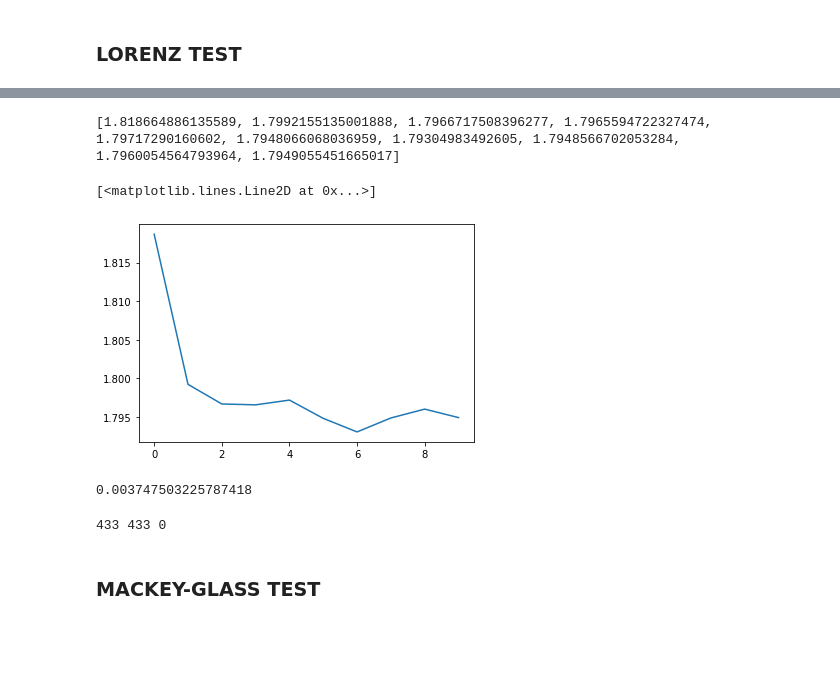
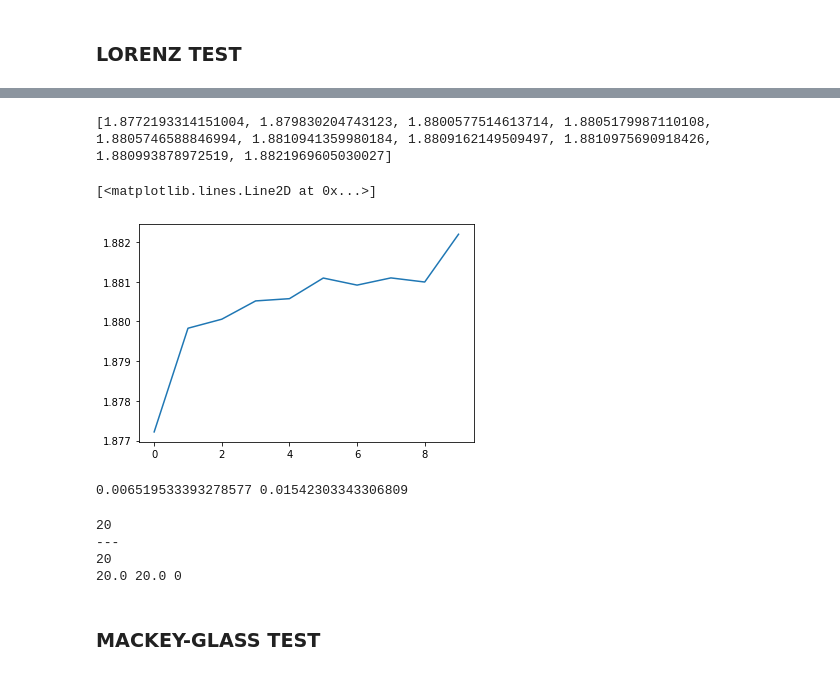
Before and after one commit to bucketfish0000/reservoir_restructure, a Jupyter notebook: reservoir.ipynb, the cells around one changed output, grey strips where cells are left out. Drawn from its saved outputs; the diff is of its cells as text; code cells hidden in the pictures; blank space fills up the shorter version.

```diff
--- a/reservoir.ipynb
+++ b/reservoir.ipynb
@@ -84,25 +63,30 @@ utils.plot_time_sequence(
 # %%
 import qualification
 importlib.reload(qualification)
-loss_list = qualification.learning_curve(subtrained,test_length = 1400,data=data[len(data)-1400:])
+loss_list = qualification.learning_curve(subtrained,test_length = 2000,data=data[len(data)-2000:])
 print(loss_list)
 plt.plot(range(10),loss_list)
 # %% [output]
-[1.818664886135589, 1.7992155135001888, 1.7966717508396277, 1.7965594722327474, 1.79717290160602, 1.7948066068036959, 1.79304983492605, 1.7948566702053284, 1.7960054564793964, 1.7949055451665017]
+[1.8772193314151004, 1.879830204743123, 1.8800577514613714, 1.8805179987110108, 1.8805746588846994, 1.8810941359980184, 1.8809162149509497, 1.8810975690918426, 1.880993878972519, 1.8821969605030027]
 [<matplotlib.lines.Line2D at 0x...>]
-[figure, old version]
+[figure, new version]
 # %%
 importlib.reload(qualification)
-lamda = qualification.lyapunov_estimate(RC_lorenz,data[0],delta_naught = 0.5,tests=20,measure_time=500,dimension = 4)
-print(lamda)
+importlib.reload(utils)
+lamda_model = qualification.lyapunov_estimate(RC_lorenz,data[0],delta_naught = 0.5,tests=20,measure_time=500,dimension = 4)
+lamda_system = utils.system_lyapunov(dimension = 3, params = (10, 28, 8 / 3), tests = 20, init = (25,25,25))
+print(lamda_model,lamda_system)
 # %% [output]
-0.003747503225787418
+0.006519533393278577 0.01542303343306809
 # %%
 importlib.reload(qualification)
-KR,GR,MC = qualification.config_space(RC_lorenz)
+KR,GR,MC = qualification.config_space(RC_lorenz,tests = 1)
 print(KR,GR,MC)
 # %% [output]
-433 433 0
+20
+---
+20
+20.0 20.0 0
 # %% [markdown]
 ### MACKEY-GLASS TEST
 # %%
```
Also changed, not shown: parts of 3 cells of this notebook, 3 other files.
